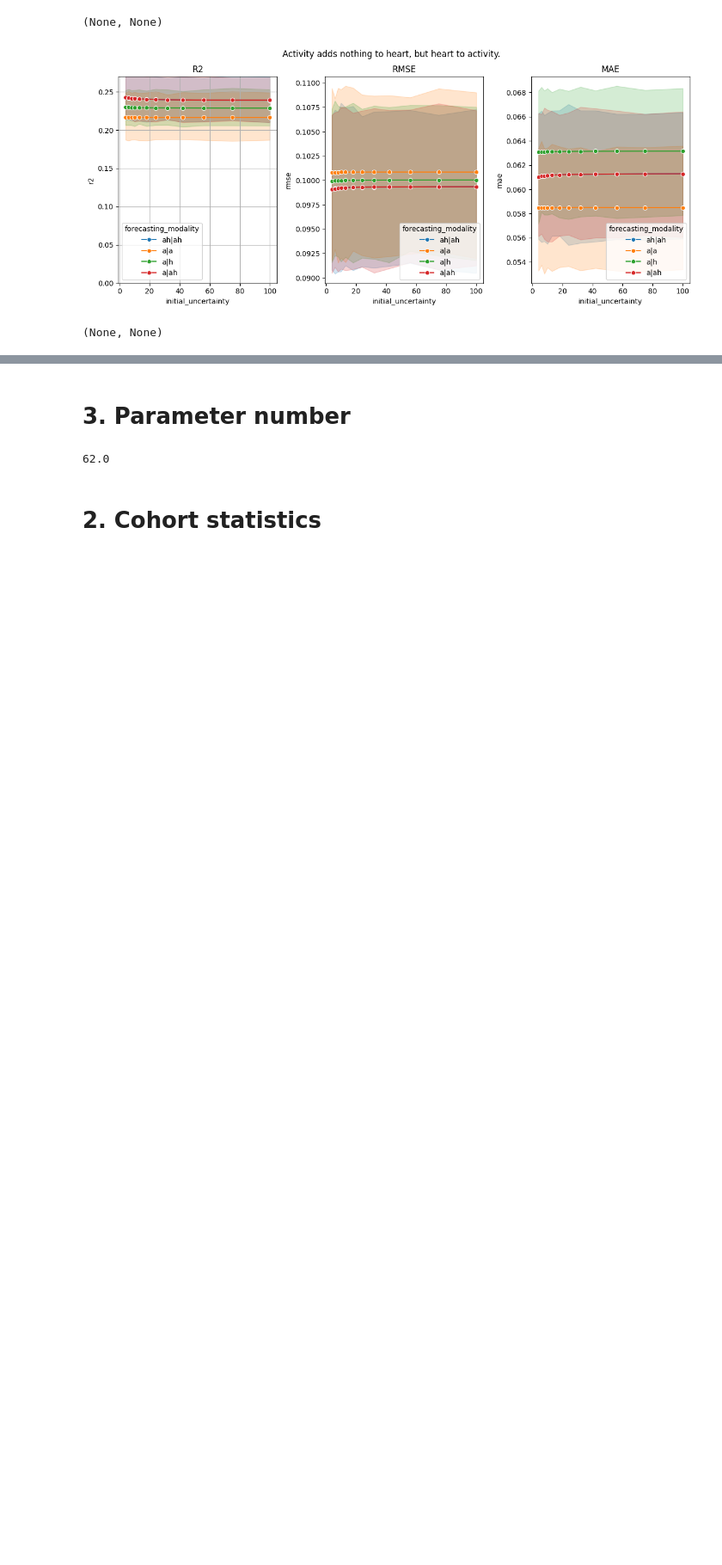
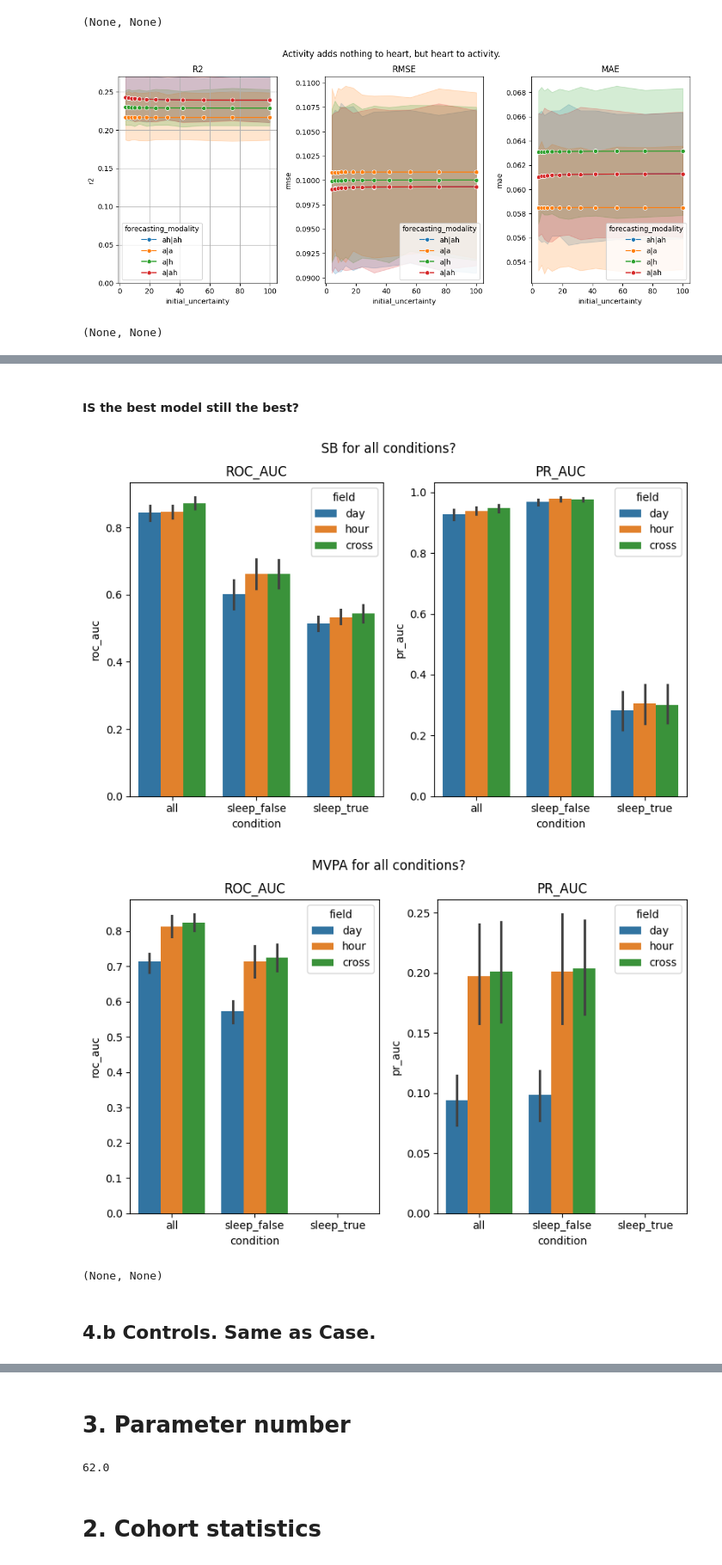
Before and after one commit to Jegmi/cppd-timeseries-forecasting, a Jupyter notebook: revision/1_data_qc.ipynb, the cells around one changed output, grey strips where cells are left out. Shown at 86% size. Drawn from its saved outputs; the diff is of its cells as text; code cells hidden in the pictures; blank space fills up the shorter version.

```diff
--- a/revision/1_data_qc.ipynb
+++ b/revision/1_data_qc.ipynb
@@ -1214 +1245,29 @@ plt.show(), plt.close()
 (None, None)
+# %% [markdown]
+#### IS the best model still the best?
+# %%
+# now that we have the best model
+f,axs=explorer.plot_comparison(
+        hue='field',
+        x='condition',
+        fixed_conditions={'T_eff':40, 'forecasting_modality':'a|ah', 'diagonal_covariance':False, #'task':'activity',
+                          'kernel_hour': 10, 'kernel_day':5,'target':'absent_sedentary'}
+)
+f.suptitle('SB for all conditions?', y=1.03)
+plt.show(), plt.close()
+
+# now that we have the best model
+f,axs=explorer.plot_comparison(
+        hue='field',
+        x='condition',
+        fixed_conditions={'T_eff':40, 'forecasting_modality':'a|ah', 'diagonal_covariance':False, #'task':'activity',
+                          'kernel_hour': 10, 'kernel_day':5,'target':'mvpa'}
+)
+f.suptitle('MVPA for all conditions?', y=1.03)
+plt.show(), plt.close()
+# %% [output]
+[figure, added]
+[figure, added]
+(None, None)
+# %% [markdown]
+## 4.b Controls. Same as Case.
```
Also changed, not shown: parts of 30 cells of this notebook, 7 other files.
